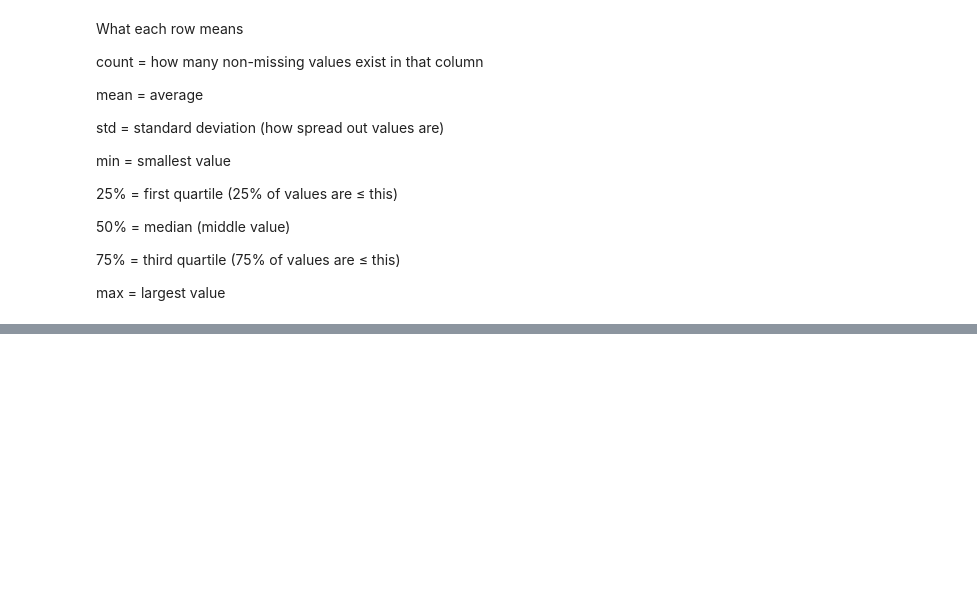
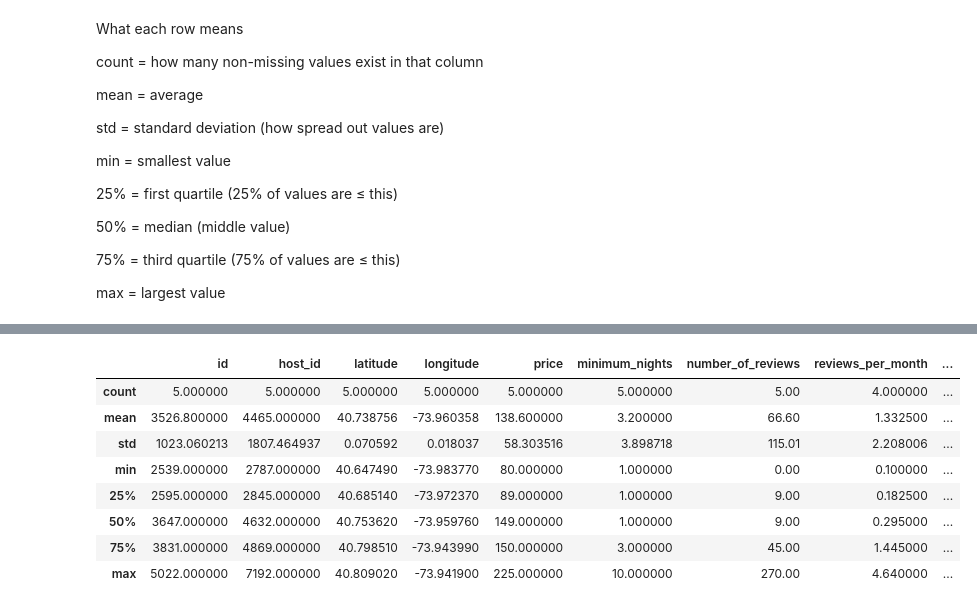
Before and after one commit to mohit716/airbnb-nyc-pandas, a Jupyter notebook: airbnb-nyc-pandas.ipynb, the cells around one changed output, grey strips where cells are left out. Saved outputs shown, nothing was run; the diff lists cells and outputs as text; code cells hidden in the pictures; blank space fills up the shorter version.

```diff
--- a/airbnb-nyc-pandas.ipynb
+++ b/airbnb-nyc-pandas.ipynb
@@ -165,0 +191,12 @@ max = largest value
+# %%
+df.head(5).describe()
+# %% [output]
+|  | id | host_id | latitude | longitude | price | minimum_nights | number_of_reviews | reviews_per_month | ... |
+| count | 5.000000 | 5.000000 | 5.000000 | 5.000000 | 5.000000 | 5.000000 | 5.00 | 4.000000 | ... |
+| mean | 3526.800000 | 4465.000000 | 40.738756 | -73.960358 | 138.600000 | 3.200000 | 66.60 | 1.332500 | ... |
+| std | 1023.060213 | 1807.464937 | 0.070592 | 0.018037 | 58.303516 | 3.898718 | 115.01 | 2.208006 | ... |
+| min | 2539.000000 | 2787.000000 | 40.647490 | -73.983770 | 80.000000 | 1.000000 | 0.00 | 0.100000 | ... |
+| 25% | 2595.000000 | 2845.000000 | 40.685140 | -73.972370 | 89.000000 | 1.000000 | 9.00 | 0.182500 | ... |
+| 50% | 3647.000000 | 4632.000000 | 40.753620 | -73.959760 | 149.000000 | 1.000000 | 9.00 | 0.295000 | ... |
+| 75% | 3831.000000 | 4869.000000 | 40.798510 | -73.943990 | 150.000000 | 3.000000 | 45.00 | 1.445000 | ... |
+| max | 5022.000000 | 7192.000000 | 40.809020 | -73.941900 | 225.000000 | 10.000000 | 270.00 | 4.640000 | ... |
```
Also changed, not shown: parts of 23 cells of this notebook, 1 other file.
